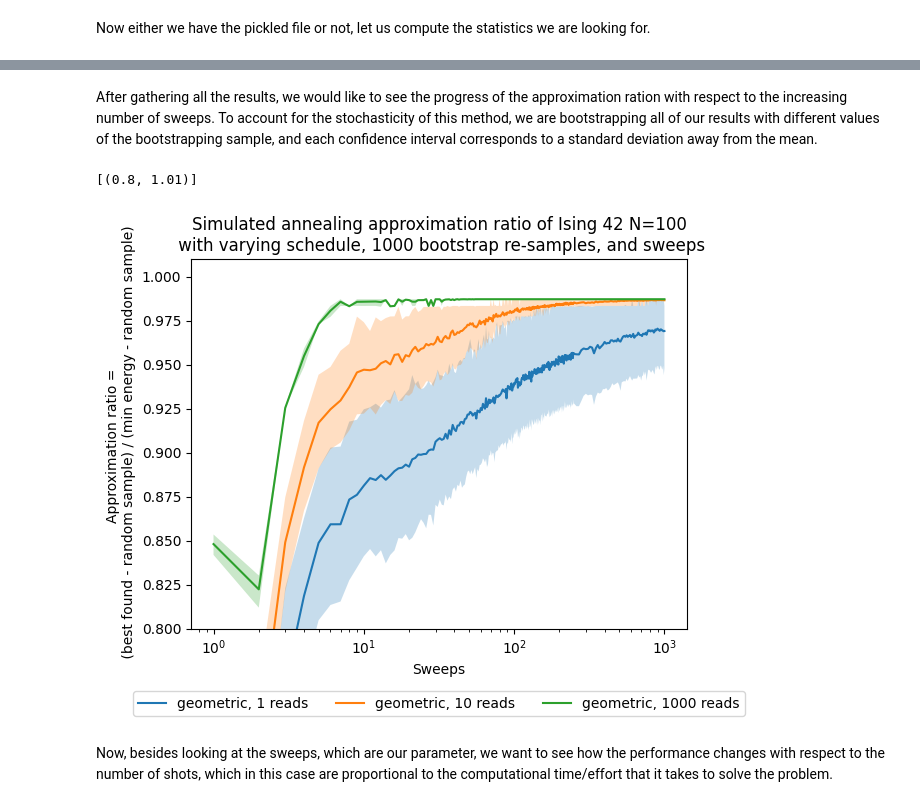
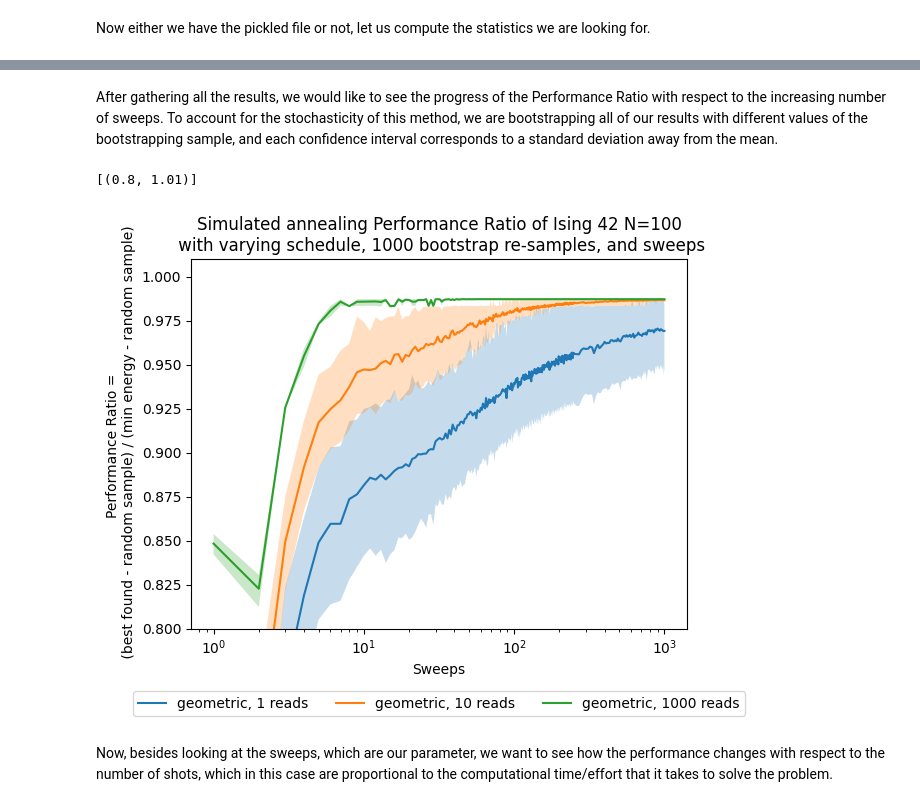
Before and after one commit to jvpcms/QUBONotebooks, a Jupyter notebook: notebooks_py/5-Benchmarking_python.ipynb, the cells around one changed output, grey strips where cells are left out. Drawn from its saved outputs; the diff is of its cells as text; code cells hidden in the pictures.

```diff
--- a/notebooks_py/5-Benchmarking_python.ipynb
+++ b/notebooks_py/5-Benchmarking_python.ipynb
@@ -710,24 +700,24 @@ This new way of measuring each method is very similar to the approximation ratio
 # %% [markdown]
-After gathering all the results, we would like to see the progress of the approximation ration with respect to the increasing number of sweeps.
+After gathering all the results, we would like to see the progress of the Performance Ratio with respect to the increasing number of sweeps.
 To account for the stochasticity of this method, we are bootstrapping all of our results with different values of the bootstrapping sample, and each confidence interval corresponds to a standard deviation away from the mean.
 # %%
 fig, ax = plt.subplots()
 for boot in boots:
     for schedule in schedules:
         ax.plot(sweeps,results['best'][boot][schedule], label=str(schedule) + ', ' + str(boot) + ' reads')
         bestnp = np.stack(results['bestci'][boot][schedule], axis=0).T
         ax.fill_between(sweeps,bestnp[0],bestnp[1],alpha=0.25)
 ax.set(xlabel='Sweeps')
-ax.set(ylabel='Approximation ratio = \n ' + '(best found - random sample) / (min energy - random sample)')
-ax.set_title('Simulated annealing approximation ratio of Ising 42 N=100\n' +
+ax.set(ylabel='Performance Ratio = \n ' + '(best found - random sample) / (min energy - random sample)')
+ax.set_title('Simulated annealing Performance Ratio of Ising 42 N=100\n' +
           ' with varying schedule, ' + str(n_boot) + ' bootstrap re-samples, and sweeps')
 plt.legend(ncol=3, loc='upper center', bbox_to_anchor=(0.5, -0.15))
 ax.set(xscale='log')
 ax.set(ylim=[0.8,1.01])
 # ax.set(xlim=[1,200])
 # %% [output]
 [(0.8, 1.01)]
-[figure, old version]
+[figure, new version]
 # %% [markdown]
 Now, besides looking at the sweeps, which are our parameter, we want to see how the performance changes with respect to the number of shots, which in this case are proportional to the computational time/effort that it takes to solve the problem.
 # %%
```
Also changed, not shown: parts of 23 cells of this notebook, 1 other file.
